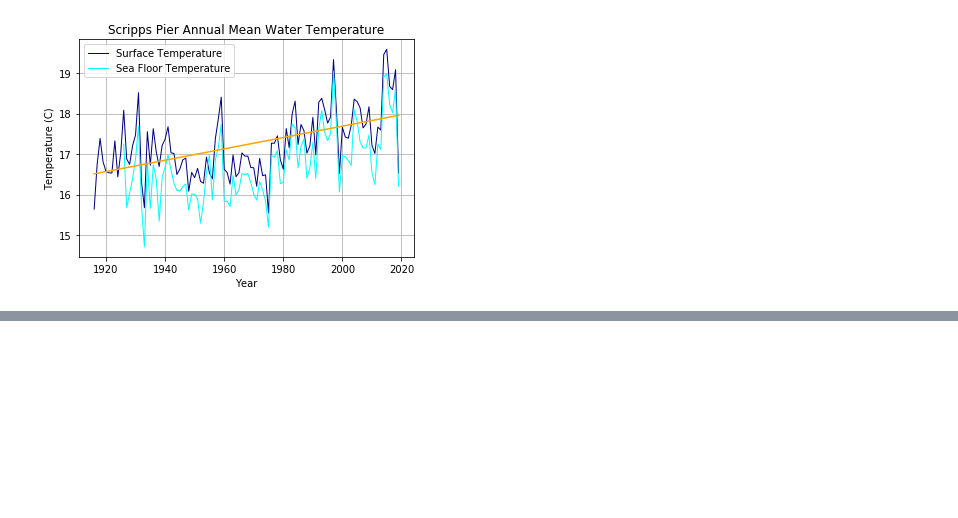
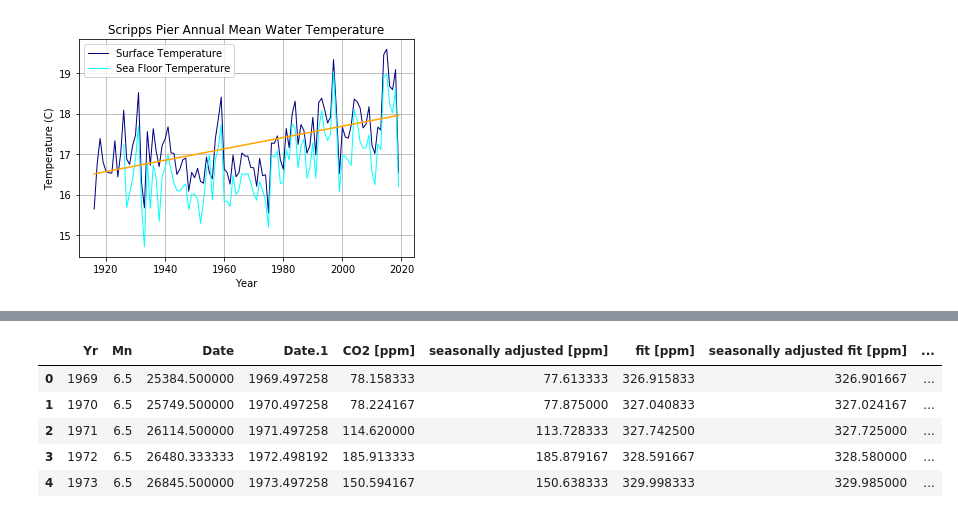
Before and after one commit to giantmagellan/sandiego-climate-analysis, a Jupyter notebook: climate_a.ipynb, the cells around one changed output, grey strips where cells are left out. Cells and saved outputs as stored; diff of their text form; code cells hidden in the pictures; blank space fills up the shorter version.

```diff
--- a/climate_a.ipynb
+++ b/climate_a.ipynb
@@ -143,0 +151,10 @@ carbon_pd.head()
+# %%
+carbon_group = carbon_pd.groupby('Yr').mean().reset_index()
+carbon_group.head()
+# %% [output]
+|  | Yr | Mn | Date | Date.1 | CO2 [ppm] | seasonally adjusted [ppm] | fit [ppm] | seasonally adjusted fit [ppm] | ... |
+| 0 | 1969 | 6.5 | 25384.500000 | 1969.497258 | 78.158333 | 77.613333 | 326.915833 | 326.901667 | ... |
+| 1 | 1970 | 6.5 | 25749.500000 | 1970.497258 | 78.224167 | 77.875000 | 327.040833 | 327.024167 | ... |
+| 2 | 1971 | 6.5 | 26114.500000 | 1971.497258 | 114.620000 | 113.728333 | 327.742500 | 327.725000 | ... |
+| 3 | 1972 | 6.5 | 26480.333333 | 1972.498192 | 185.913333 | 185.879167 | 328.591667 | 328.580000 | ... |
+| 4 | 1973 | 6.5 | 26845.500000 | 1973.497258 | 150.594167 | 150.638333 | 329.998333 | 329.985000 | ... |
```
Also changed, not shown: parts of 6 cells of this notebook, 2 other files.
